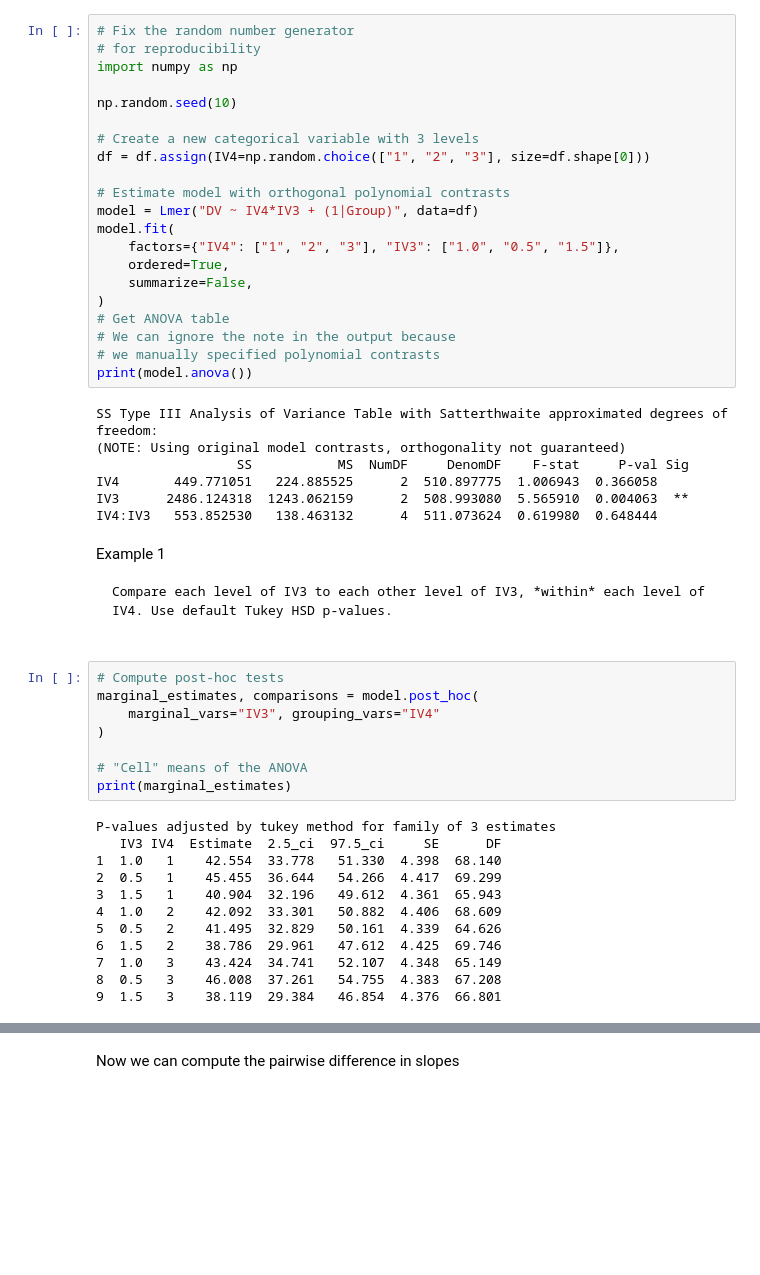
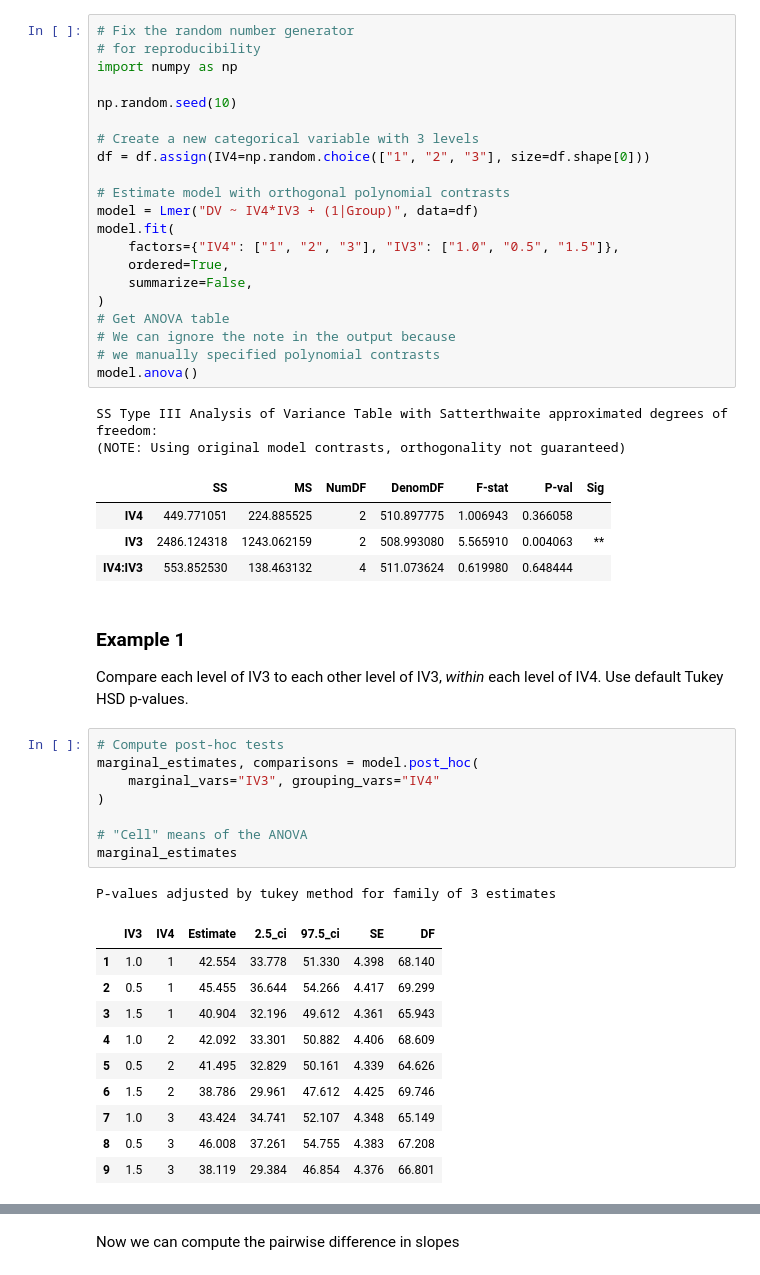
Before and after one commit to ejolly/pymer4, a Jupyter notebook: docs/tutorials/03_posthoc.ipynb, the cells around one changed output, grey strips where cells are left out. Saved outputs shown, nothing was run; the diff lists cells and outputs as text; blank space fills up the shorter version.

```diff
--- a/docs/tutorials/03_posthoc.ipynb
+++ b/docs/tutorials/03_posthoc.ipynb
@@ -91,37 +87,36 @@ model.fit(
 # Get ANOVA table
 # We can ignore the note in the output because
 # we manually specified polynomial contrasts
-print(model.anova())
+model.anova()
 # %% [output]
 SS Type III Analysis of Variance Table with Satterthwaite approximated degrees of freedom:
 (NOTE: Using original model contrasts, orthogonality not guaranteed)
-                  SS           MS  NumDF     DenomDF    F-stat     P-val Sig
-IV4       449.771051   224.885525      2  510.897775  1.006943  0.366058
-IV3      2486.124318  1243.062159      2  508.993080  5.565910  0.004063  **
-IV4:IV3   553.852530   138.463132      4  511.073624  0.619980  0.648444
+|  | SS | MS | NumDF | DenomDF | F-stat | P-val | Sig |
+| IV4 | 449.771051 | 224.885525 | 2 | 510.897775 | 1.006943 | 0.366058 |  |
+| IV3 | 2486.124318 | 1243.062159 | 2 | 508.993080 | 5.565910 | 0.004063 | ** |
+| IV4:IV3 | 553.852530 | 138.463132 | 4 | 511.073624 | 0.619980 | 0.648444 |  |
 # %% [markdown]
-Example 1
-~~~~~~~~~
+### Example 1
 Compare each level of IV3 to each other level of IV3, *within* each level of IV4. Use default Tukey HSD p-values.
 # %%
 # Compute post-hoc tests
 marginal_estimates, comparisons = model.post_hoc(
     marginal_vars="IV3", grouping_vars="IV4"
 )
 
 # "Cell" means of the ANOVA
-print(marginal_estimates)
+marginal_estimates
 # %% [output]
 P-values adjusted by tukey method for family of 3 estimates
-   IV3 IV4  Estimate  2.5_ci  97.5_ci     SE      DF
-1  1.0   1    42.554  33.778   51.330  4.398  68.140
-2  0.5   1    45.455  36.644   54.266  4.417  69.299
-3  1.5   1    40.904  32.196   49.612  4.361  65.943
-4  1.0   2    42.092  33.301   50.882  4.406  68.609
-5  0.5   2    41.495  32.829   50.161  4.339  64.626
-6  1.5   2    38.786  29.961   47.612  4.425  69.746
-7  1.0   3    43.424  34.741   52.107  4.348  65.149
-8  0.5   3    46.008  37.261   54.755  4.383  67.208
-9  1.5   3    38.119  29.384   46.854  4.376  66.801
+|  | IV3 | IV4 | Estimate | 2.5_ci | 97.5_ci | SE | DF |
+| 1 | 1.0 | 1 | 42.554 | 33.778 | 51.330 | 4.398 | 68.140 |
+| 2 | 0.5 | 1 | 45.455 | 36.644 | 54.266 | 4.417 | 69.299 |
+| 3 | 1.5 | 1 | 40.904 | 32.196 | 49.612 | 4.361 | 65.943 |
+| 4 | 1.0 | 2 | 42.092 | 33.301 | 50.882 | 4.406 | 68.609 |
+| 5 | 0.5 | 2 | 41.495 | 32.829 | 50.161 | 4.339 | 64.626 |
+| 6 | 1.5 | 2 | 38.786 | 29.961 | 47.612 | 4.425 | 69.746 |
+| 7 | 1.0 | 3 | 43.424 | 34.741 | 52.107 | 4.348 | 65.149 |
+| 8 | 0.5 | 3 | 46.008 | 37.261 | 54.755 | 4.383 | 67.208 |
+| 9 | 1.5 | 3 | 38.119 | 29.384 | 46.854 | 4.376 | 66.801 |
 # %%
 # Pairwise comparisons
```
Also changed, not shown: parts of 16 cells of this notebook, 7 other files.
